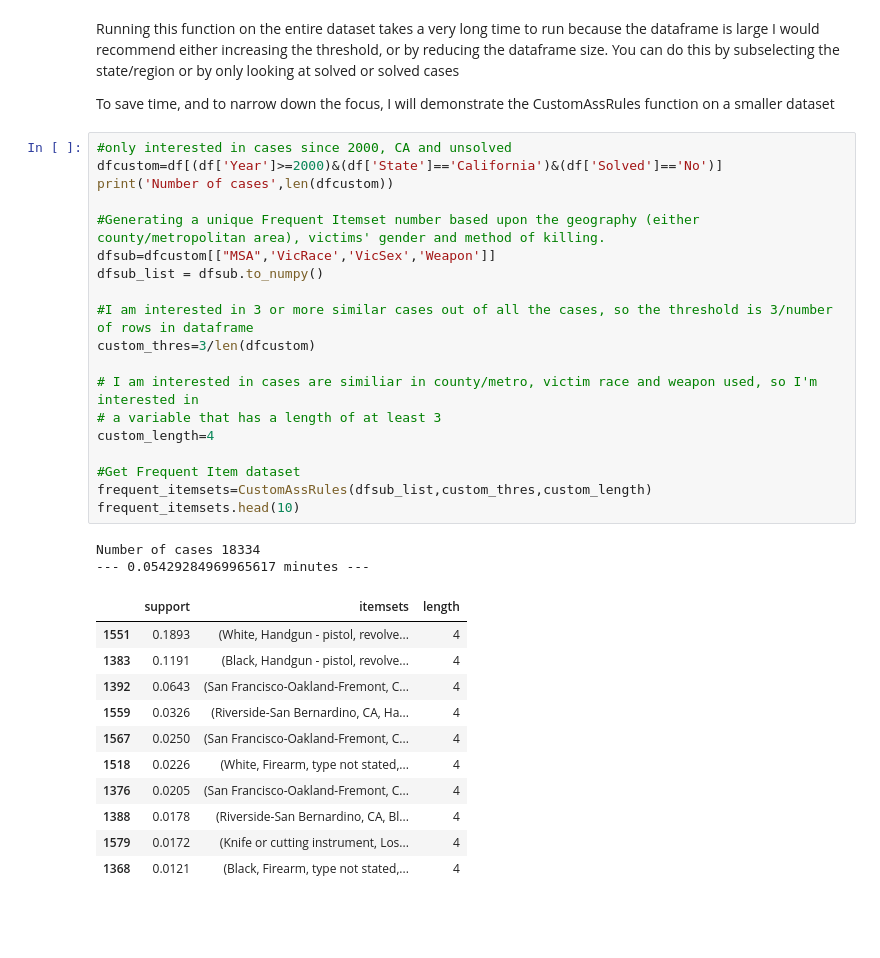
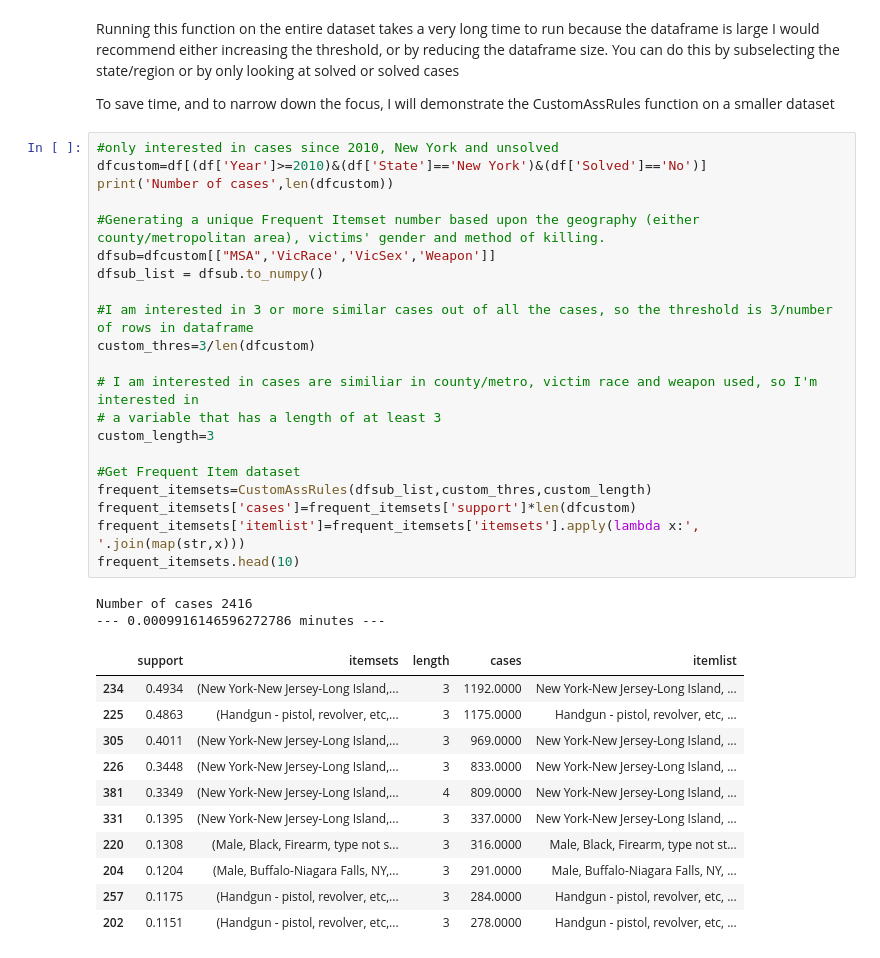
Before and after one commit to artificialnouveau/MAPdata, a Jupyter notebook: MAP Associate Rule Mining.ipynb, the cells around one changed output. Drawn from its saved outputs; the diff is of its cells as text; blank space fills up the shorter version.

```diff
--- a/MAP Associate Rule Mining.ipynb
+++ b/MAP Associate Rule Mining.ipynb
@@ -209,37 +195,39 @@ Running this function on the entire dataset takes a very long time to run becaus
 
 To save time, and to narrow down the focus, I will demonstrate the CustomAssRules function on a smaller dataset
 # %%
-#only interested in cases since 2000, CA and unsolved
-dfcustom=df[(df['Year']>=2000)&(df['State']=='California')&(df['Solved']=='No')]
+#only interested in cases since 2010, New York and unsolved
+dfcustom=df[(df['Year']>=2010)&(df['State']=='New York')&(df['Solved']=='No')]
 print('Number of cases',len(dfcustom))
 
 #Generating a unique Frequent Itemset number based upon the geography (either county/metropolitan area), victims' gender and method of killing.
 dfsub=dfcustom[["MSA",'VicRace','VicSex','Weapon']]
 dfsub_list = dfsub.to_numpy()
 
 #I am interested in 3 or more similar cases out of all the cases, so the threshold is 3/number of rows in dataframe
 custom_thres=3/len(dfcustom)
 
 # I am interested in cases are similiar in county/metro, victim race and weapon used, so I'm interested in
 # a variable that has a length of at least 3
-custom_length=4
+custom_length=3
 
 #Get Frequent Item dataset
 frequent_itemsets=CustomAssRules(dfsub_list,custom_thres,custom_length)
+frequent_itemsets['cases']=frequent_itemsets['support']*len(dfcustom)
+frequent_itemsets['itemlist']=frequent_itemsets['itemsets'].apply(lambda x:', '.join(map(str,x)))
 frequent_itemsets.head(10)
 # %% [output]
-Number of cases 18334
---- 0.05429284969965617 minutes ---
+Number of cases 2416
+--- 0.0009916146596272786 minutes ---
-|  | support | itemsets | length |
-| 1551 | 0.1893 | (White, Handgun - pistol, revolve... | 4 |
-| 1383 | 0.1191 | (Black, Handgun - pistol, revolve... | 4 |
-| 1392 | 0.0643 | (San Francisco-Oakland-Fremont, C... | 4 |
-| 1559 | 0.0326 | (Riverside-San Bernardino, CA, Ha... | 4 |
-| 1567 | 0.0250 | (San Francisco-Oakland-Fremont, C... | 4 |
-| 1518 | 0.0226 | (White, Firearm, type not stated,... | 4 |
-| 1376 | 0.0205 | (San Francisco-Oakland-Fremont, C... | 4 |
-| 1388 | 0.0178 | (Riverside-San Bernardino, CA, Bl... | 4 |
-| 1579 | 0.0172 | (Knife or cutting instrument, Los... | 4 |
-| 1368 | 0.0121 | (Black, Firearm, type not stated,... | 4 |
+|  | support | itemsets | length | cases | itemlist |
+| 234 | 0.4934 | (New York-New Jersey-Long Island,... | 3 | 1192.0000 | New York-New Jersey-Long Island, ... |
+| 225 | 0.4863 | (Handgun - pistol, revolver, etc,... | 3 | 1175.0000 | Handgun - pistol, revolver, etc, ... |
+| 305 | 0.4011 | (New York-New Jersey-Long Island,... | 3 | 969.0000 | New York-New Jersey-Long Island, ... |
+| 226 | 0.3448 | (New York-New Jersey-Long Island,... | 3 | 833.0000 | New York-New Jersey-Long Island, ... |
+| 381 | 0.3349 | (New York-New Jersey-Long Island,... | 4 | 809.0000 | New York-New Jersey-Long Island, ... |
+| 331 | 0.1395 | (New York-New Jersey-Long Island,... | 3 | 337.0000 | New York-New Jersey-Long Island, ... |
+| 220 | 0.1308 | (Male, Black, Firearm, type not s... | 3 | 316.0000 | Male, Black, Firearm, type not st... |
+| 204 | 0.1204 | (Male, Buffalo-Niagara Falls, NY,... | 3 | 291.0000 | Male, Buffalo-Niagara Falls, NY, ... |
+| 257 | 0.1175 | (Handgun - pistol, revolver, etc,... | 3 | 284.0000 | Handgun - pistol, revolver, etc, ... |
+| 202 | 0.1151 | (Handgun - pistol, revolver, etc,... | 3 | 278.0000 | Handgun - pistol, revolver, etc, ... |
 # %%
 #plot top clusters with min support of interest
```
Also changed, not shown: parts of 4 cells of this notebook.
